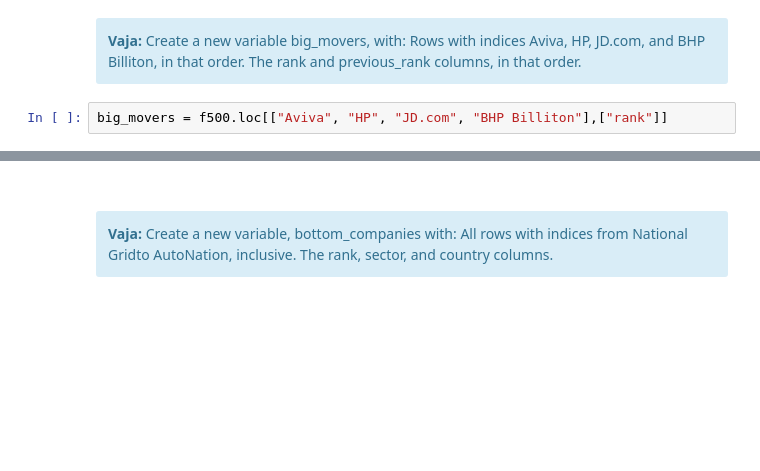
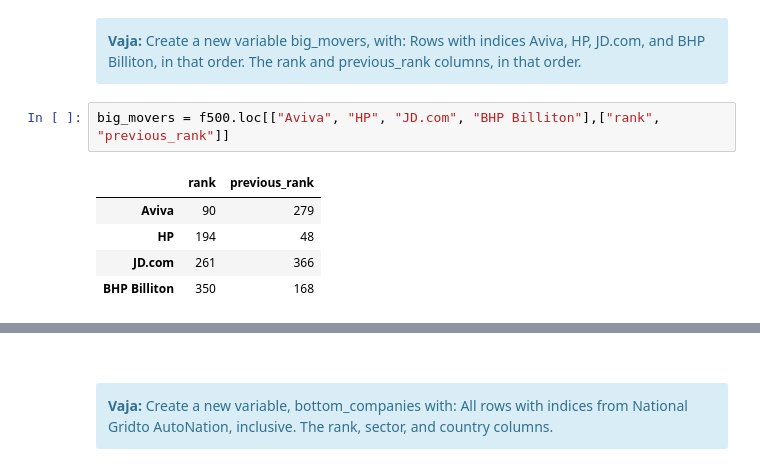
Before and after one commit to NightShop/analitika-podatkov, a Jupyter notebook: Del_03_Uvod_v_Pandas/03_Uvod_v_Pandas_CLEAN.ipynb, the cells around one changed output, grey strips where cells are left out. Drawn from its saved outputs; the diff is of its cells as text; blank space fills up the shorter version.

```diff
--- a/Del_03_Uvod_v_Pandas/03_Uvod_v_Pandas_CLEAN.ipynb
+++ b/Del_03_Uvod_v_Pandas/03_Uvod_v_Pandas_CLEAN.ipynb
@@ -561,7 +620,13 @@ country_counts[["USA","Canada","Mexico"]]
 <div class="alert alert-block alert-info">
 <b>Vaja:</b> Create a new variable big_movers, with: Rows with indices Aviva, HP, JD.com, and BHP Billiton, in that order. The rank and previous_rank columns, in that order.</div>
 # %%
-big_movers = f500.loc[["Aviva", "HP", "JD.com", "BHP Billiton"],["rank"]]
+big_movers = f500.loc[["Aviva", "HP", "JD.com", "BHP Billiton"],["rank", "previous_rank"]]
+# %% [output]
+|  | rank | previous_rank |
+| Aviva | 90 | 279 |
+| HP | 194 | 48 |
+| JD.com | 261 | 366 |
+| BHP Billiton | 350 | 168 |
 # %%
 big_movers
 # %% [output]
```
Also changed, not shown: parts of 9 cells of this notebook, 25 other files.
